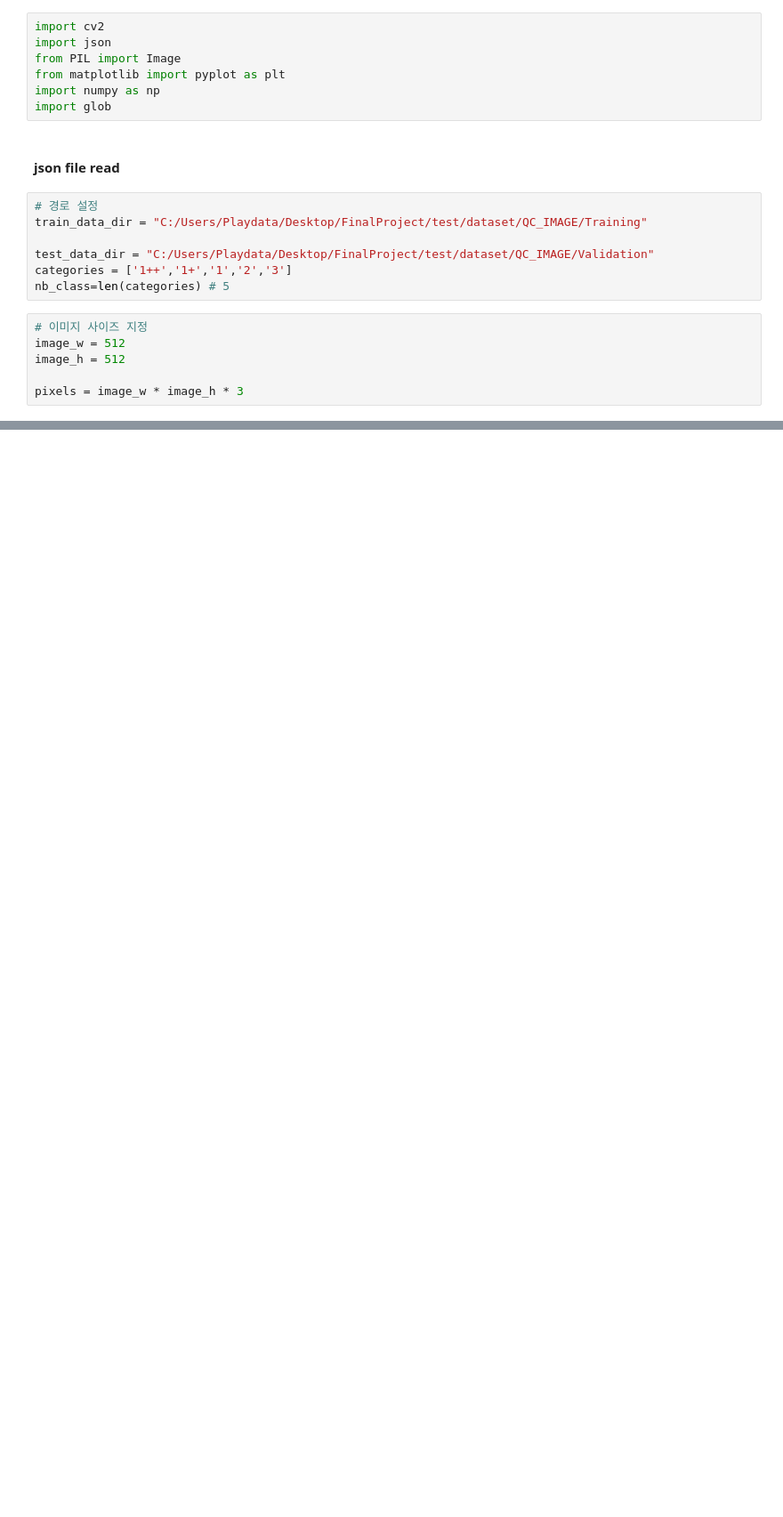
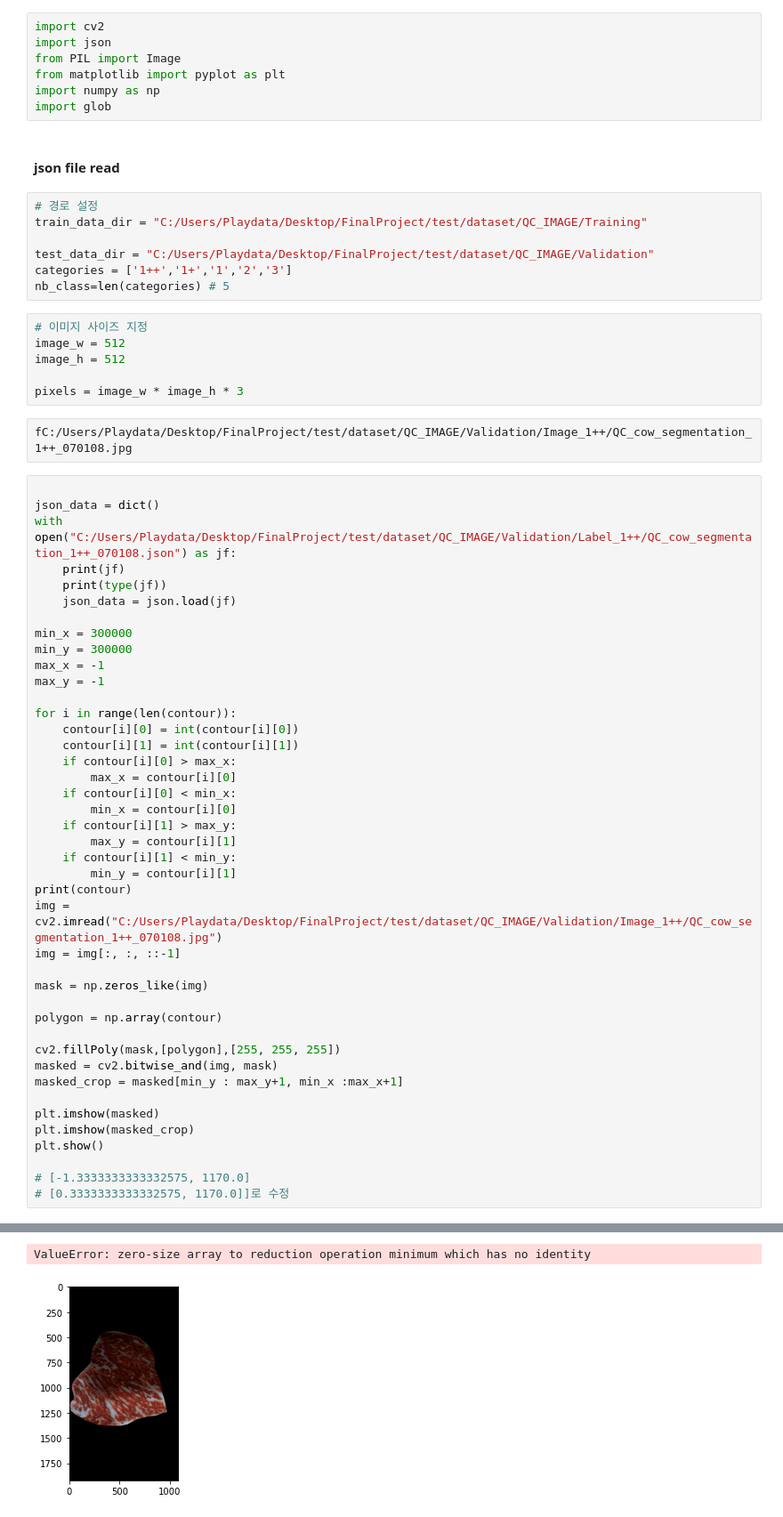
Before and after one commit to YJH-jm/DeepLearning, a Jupyter notebook: Image_segmentation.ipynb, the cells around one changed output, grey strips where cells are left out. Shown at 89% size. Saved outputs shown, nothing was run; the diff lists cells and outputs as text; blank space fills up the shorter version.

```diff
--- a/Image_segmentation.ipynb
+++ b/Image_segmentation.ipynb
@@ -20,3 +20,48 @@ image_w = 512
 image_h = 512
 
 pixels = image_w * image_h * 3
+# %%
+fC:/Users/Playdata/Desktop/FinalProject/test/dataset/QC_IMAGE/Validation/Image_1++/QC_cow_segmentation_1++_070108.jpg
+# %%
+
+json_data = dict()
+with open("C:/Users/Playdata/Desktop/FinalProject/test/dataset/QC_IMAGE/Validation/Label_1++/QC_cow_segmentation_1++_070108.json") as jf:
+    print(jf)
+    print(type(jf))
+    json_data = json.load(jf)
+
+min_x = 300000
+min_y = 300000
+max_x = -1
+max_y = -1
+
+for i in range(len(contour)):
+    contour[i][0] = int(contour[i][0])
+    contour[i][1] = int(contour[i][1])
+    if contour[i][0] > max_x:
+        max_x = contour[i][0]
+    if contour[i][0] < min_x:
+        min_x = contour[i][0]
+    if contour[i][1] > max_y:
+        max_y = contour[i][1]
+    if contour[i][1] < min_y:
+        min_y = contour[i][1]
+print(contour)
+img = cv2.imread("C:/Users/Playdata/Desktop/FinalProject/test/dataset/QC_IMAGE/Validation/Image_1++/QC_cow_segmentation_1++_070108.jpg")
+img = img[:, :, ::-1]
+
+mask = np.zeros_like(img)
+
+polygon = np.array(contour)
+
+cv2.fillPoly(mask,[polygon],[255, 255, 255])
+masked = cv2.bitwise_and(img, mask)
+masked_crop = masked[min_y : max_y+1, min_x :max_x+1]
+
+plt.imshow(masked)
+plt.imshow(masked_crop)
+plt.show()
+
+# [-1.3333333333332575, 1170.0]
+# [0.3333333333332575, 1170.0]]로 수정
+# %% [output]
@@ -23,3 +71,5 @@ pixels = image_w * image_h * 3
+ValueError: zero-size array to reduction operation minimum which has no identity
+[figure, added]
 # %%
 x_train = []
 y_train = []
```
Also changed, not shown: parts of 19 cells of this notebook.
